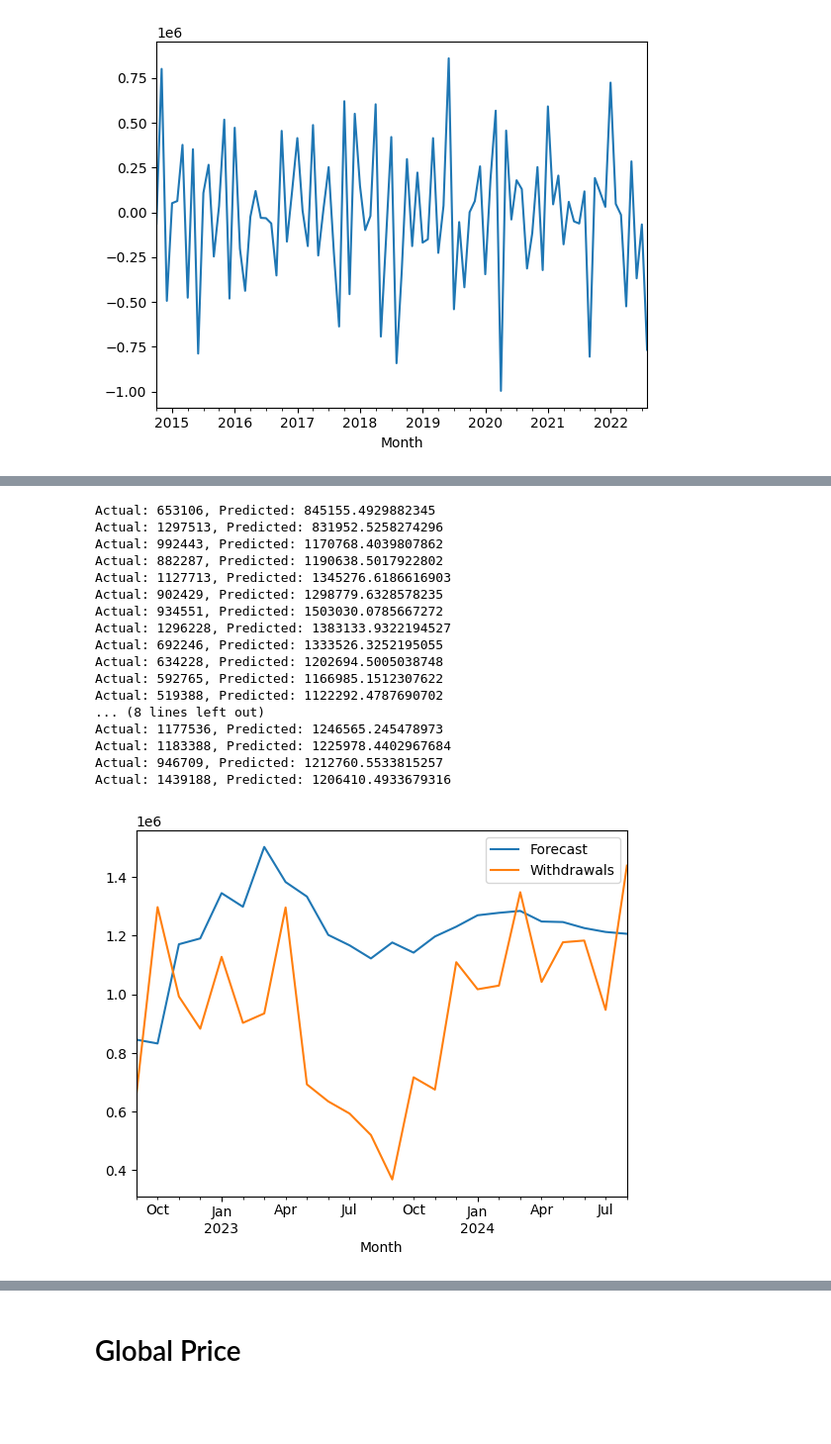
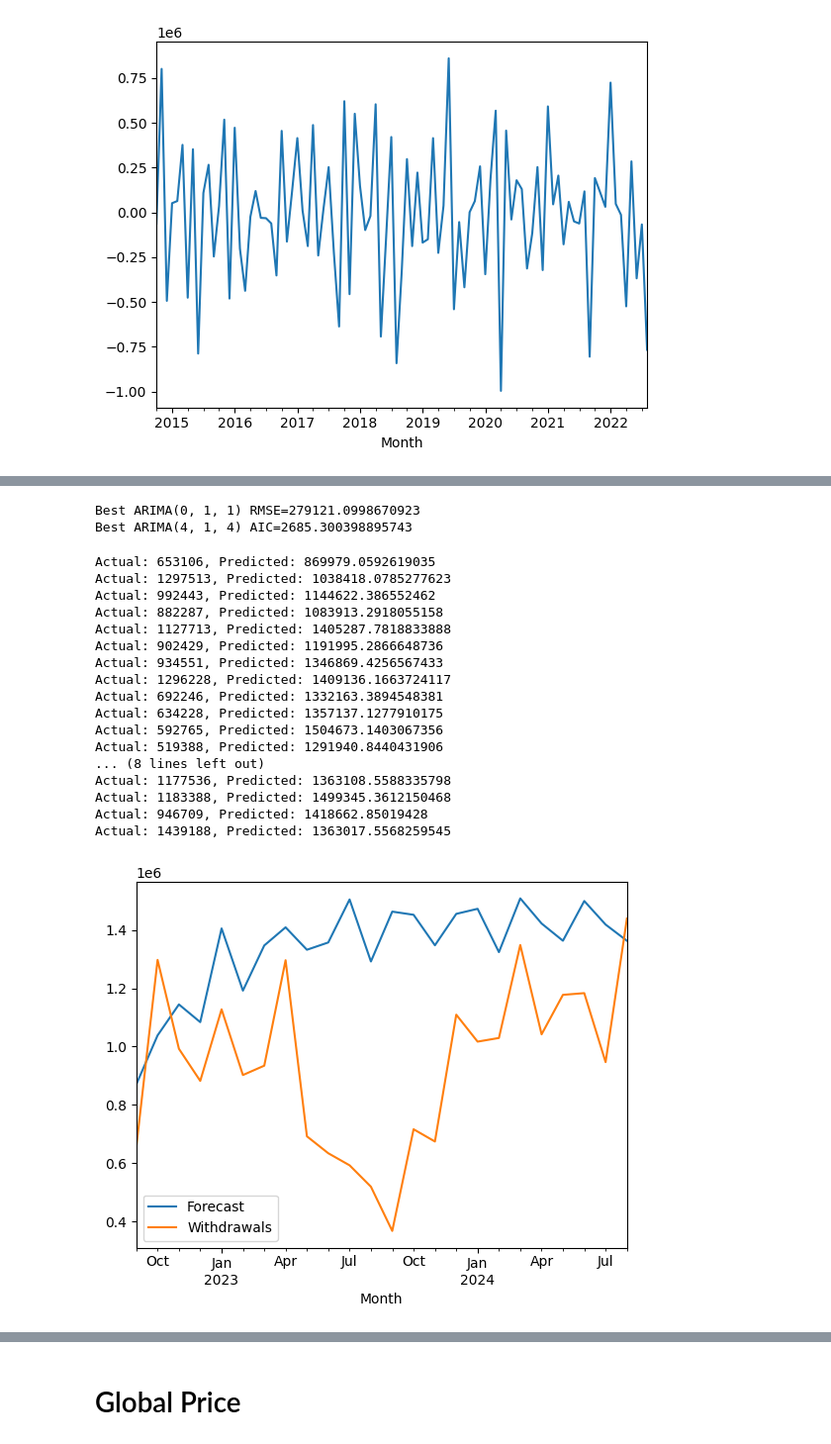
Before and after one commit to LeinnarF/Math_Modeling_Research_ARIMAX, a Jupyter notebook: Exog_forecast.ipynb, the cells around one changed output, grey strips where cells are left out. Shown at 99% size. Cells and saved outputs as stored; diff of their text form; code cells hidden in the pictures; blank space fills up the shorter version.

```diff
--- a/Exog_forecast.ipynb
+++ b/Exog_forecast.ipynb
@@ -234,21 +339,27 @@ ACF_PACF(with_train, 40)
+# %%
+Order_RMSE(with_train, with_test, range(0, 5), range(0, 2), range(0, 5))
+Order_AIC(with_train, with_test, range(0, 5), range(0, 2), range(0, 5))
+# %% [output]
+Best ARIMA(0, 1, 1) RMSE=279121.0998670923
+Best ARIMA(4, 1, 4) AIC=2685.300398895743
 # %%
-Model(with_train, with_test, (8,1,0))
+Model(with_train, with_test, (4,1,4))
 # %% [output]
-Actual: 653106, Predicted: 845155.4929882345
-Actual: 1297513, Predicted: 831952.5258274296
-Actual: 992443, Predicted: 1170768.4039807862
-Actual: 882287, Predicted: 1190638.5017922802
-Actual: 1127713, Predicted: 1345276.6186616903
-Actual: 902429, Predicted: 1298779.6328578235
-Actual: 934551, Predicted: 1503030.0785667272
-Actual: 1296228, Predicted: 1383133.9322194527
-Actual: 692246, Predicted: 1333526.3252195055
-Actual: 634228, Predicted: 1202694.5005038748
-Actual: 592765, Predicted: 1166985.1512307622
-Actual: 519388, Predicted: 1122292.4787690702
+Actual: 653106, Predicted: 869979.0592619035
+Actual: 1297513, Predicted: 1038418.0785277623
+Actual: 992443, Predicted: 1144622.386552462
+Actual: 882287, Predicted: 1083913.2918055158
+Actual: 1127713, Predicted: 1405287.7818833888
+Actual: 902429, Predicted: 1191995.2866648736
+Actual: 934551, Predicted: 1346869.4256567433
+Actual: 1296228, Predicted: 1409136.1663724117
+Actual: 692246, Predicted: 1332163.3894548381
+Actual: 634228, Predicted: 1357137.1277910175
+Actual: 592765, Predicted: 1504673.1403067356
+Actual: 519388, Predicted: 1291940.8440431906
 ... (8 lines left out)
-Actual: 1177536, Predicted: 1246565.245478973
-Actual: 1183388, Predicted: 1225978.4402967684
-Actual: 946709, Predicted: 1212760.5533815257
-Actual: 1439188, Predicted: 1206410.4933679316
+Actual: 1177536, Predicted: 1363108.5588335798
+Actual: 1183388, Predicted: 1499345.3612150468
+Actual: 946709, Predicted: 1418662.85019428
+Actual: 1439188, Predicted: 1363017.5568259545
-[figure, old version]
+[figure, new version]
```
Also changed, not shown: parts of 40 cells of this notebook, 1 other file.
